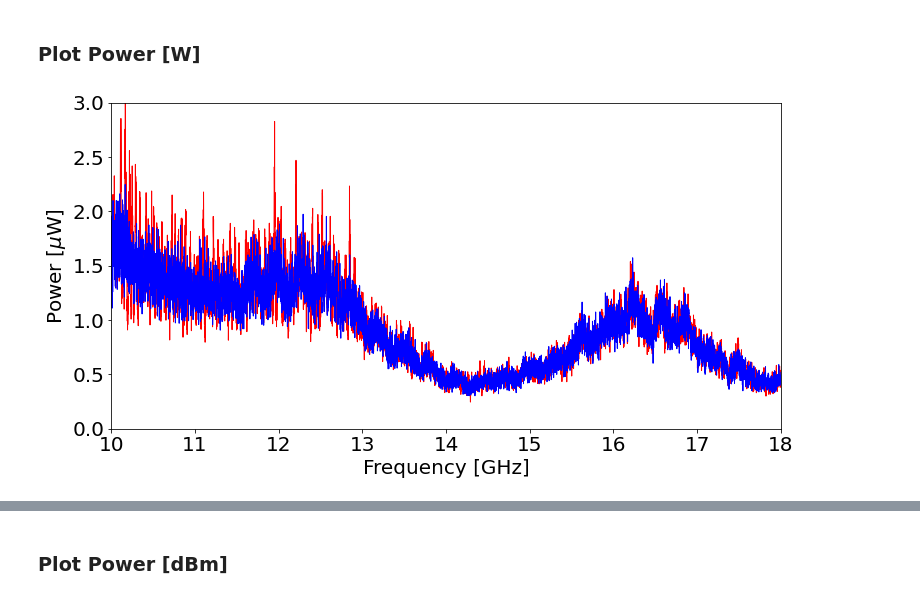
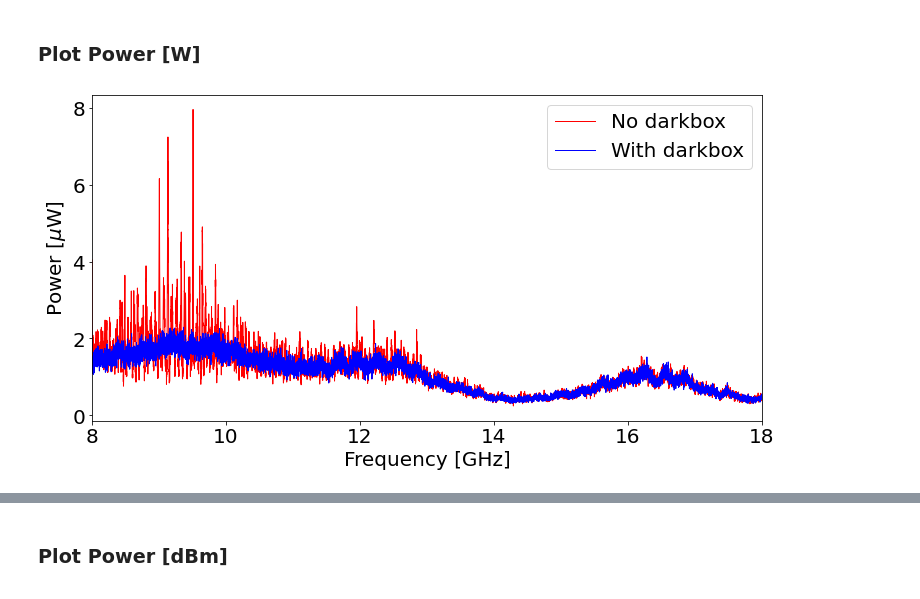
Before and after one commit to sadachi5/dosue-analysis, a Jupyter notebook: DOSUE-J/compare_two_spectra_wt-wtout_darkbox.ipynb, the cells around one changed output, grey strips where cells are left out. Cells and saved outputs as stored; diff of their text form; code cells hidden in the pictures.

```diff
--- a/DOSUE-J/compare_two_spectra_wt-wtout_darkbox.ipynb
+++ b/DOSUE-J/compare_two_spectra_wt-wtout_darkbox.ipynb
@@ -186,18 +186,14 @@ print(power_2)
 # %%
 fig = plt.figure(figsize=(12,6))
 plt.plot(freq_1, power_1*1e+3, label=f'{label_1}', color='red', marker='', markersize=0.5, linestyle='-', linewidth=1)
 plt.plot(freq_2, power_2*1e+3, label=f'{label_2}', color='blue', marker='', markersize=0.5, linestyle='-', linewidth=1)
 plt.xlabel('Frequency [GHz]') #x軸の名前
 plt.ylabel(r'Power [$\mu$W]') #y軸の名前
-#plt.xlim(freq_min,freq_max) #x軸範囲指定
-#plt.ylim(0, 8.) #y軸範囲指定
+plt.xlim(freq_min,freq_max) #x軸範囲指定
 
-plt.xlim(10,18) #x軸範囲指定
-plt.ylim(0,3.) #y軸範囲指定
-
-#plt.legend()
+plt.legend()
 
 plt.savefig(f'{outdir}/compare_power_W.png')
 plt.show()
 # %% [output]
-[figure, old version]
+[figure, new version]
```
Also changed, not shown: parts of 10 cells of this notebook, 1 other file.
